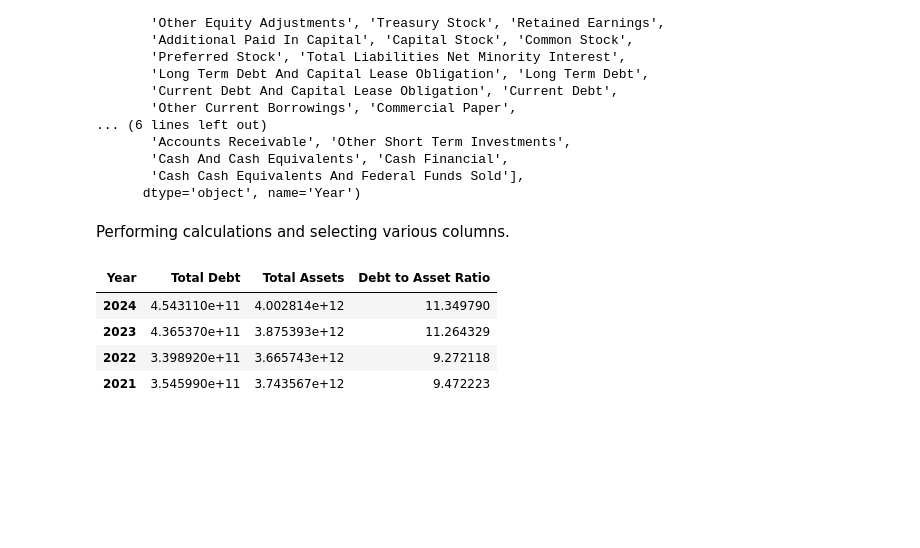
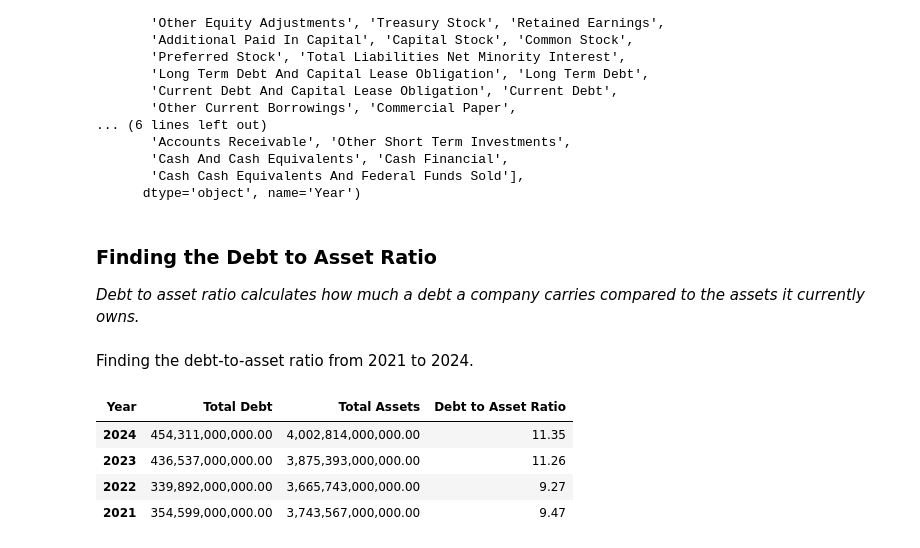
Before and after one commit to pvtzurbito/data_science, a Jupyter notebook: Learning Pandas/pandas101.ipynb, the cells around one changed output. Drawn from its saved outputs; the diff is of its cells as text; code cells hidden in the pictures; blank space fills up the shorter version.

```diff
--- a/Learning Pandas/pandas101.ipynb
+++ b/Learning Pandas/pandas101.ipynb
@@ -183,13 +183,17 @@ Index(['Treasury Shares Number', 'Preferred Shares Number',
        'Cash Cash Equivalents And Federal Funds Sold'],
       dtype='object', name='Year')
 # %% [markdown]
-Performing calculations and selecting various columns.
+### Finding the Debt to Asset Ratio
+*Debt to asset ratio calculates how much a debt a company carries compared to the assets it currently owns.*
+# %% [markdown]
+Finding the debt-to-asset ratio from 2021 to 2024.
 # %%
+pd.options.display.float_format = '{:,.2f}'.format
 balance_t['Debt to Asset Ratio'] = (balance_t['Total Debt'] / balance_t['Total Assets']) *100
 balance_t[['Total Debt', 'Total Assets', 'Debt to Asset Ratio']]
 # %% [output]
 | Year | Total Debt | Total Assets | Debt to Asset Ratio |
-| 2024 | 4.543110e+11 | 4.002814e+12 | 11.349790 |
-| 2023 | 4.365370e+11 | 3.875393e+12 | 11.264329 |
-| 2022 | 3.398920e+11 | 3.665743e+12 | 9.272118 |
-| 2021 | 3.545990e+11 | 3.743567e+12 | 9.472223 |
+| 2024 | 454,311,000,000.00 | 4,002,814,000,000.00 | 11.35 |
+| 2023 | 436,537,000,000.00 | 3,875,393,000,000.00 | 11.26 |
+| 2022 | 339,892,000,000.00 | 3,665,743,000,000.00 | 9.27 |
+| 2021 | 354,599,000,000.00 | 3,743,567,000,000.00 | 9.47 |
```
Also changed, not shown: parts of 9 cells of this notebook, 1 other file.
